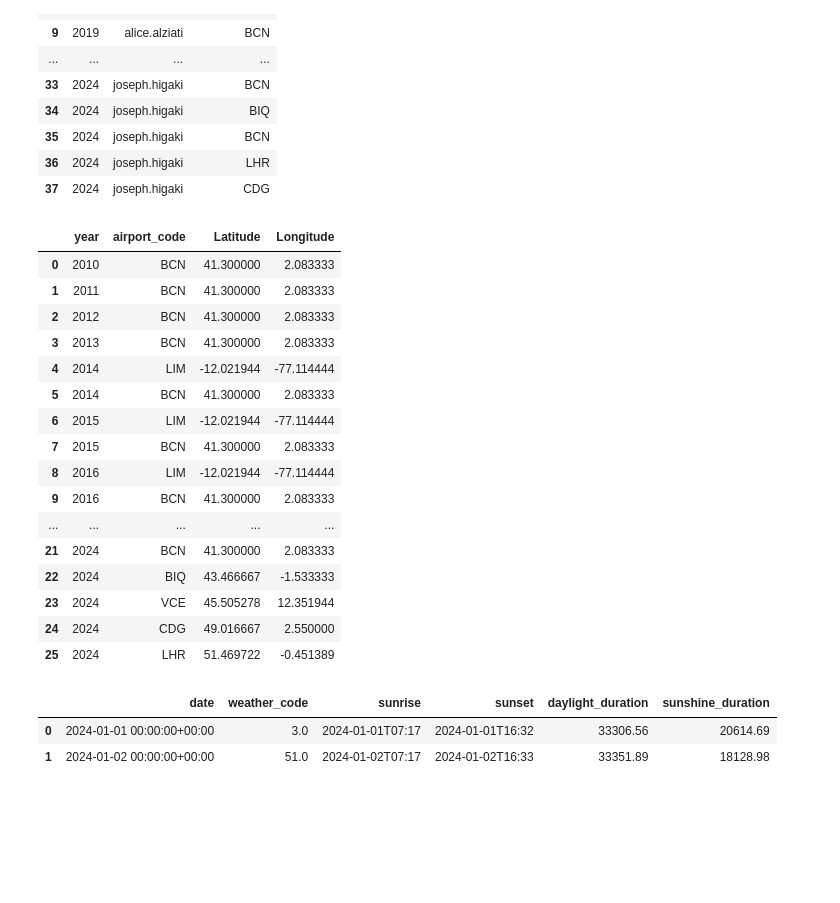
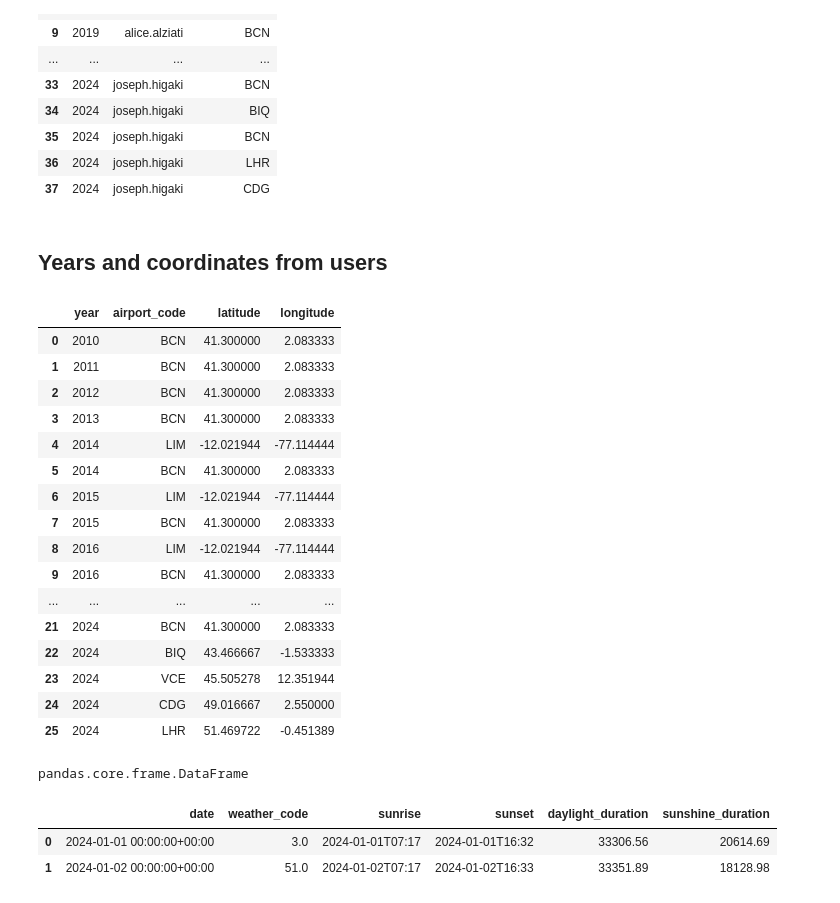
Before and after one commit to joseph-higaki/spotify_insights, a Jupyter notebook: notebooks/eda_weather.ipynb, the cells around one changed output. Drawn from its saved outputs; the diff is of its cells as text; code cells hidden in the pictures; blank space fills up the shorter version.

```diff
--- a/notebooks/eda_weather.ipynb
+++ b/notebooks/eda_weather.ipynb
@@ -97,43 +98,45 @@ df
 | 35 | 2024 | joseph.higaki | BCN |
 | 36 | 2024 | joseph.higaki | LHR |
 | 37 | 2024 | joseph.higaki | CDG |
+# %% [markdown]
+## Years and coordinates from users
 # %%
 query = """
     with recursive user_location_min_max as (
         select
             extract('year' FROM min(start_at))  as min_year,
             extract('year' FROM max(end_at))  as max_year
         from user_location
     ),
     years_list as (
         select min_year as year
         from user_location_min_max
         union all
         select year + 1
         from years_list
         join user_location_min_max on year < max_year
     ),
     years_code as (
         select distinct y.year, u.airport_code
         from years_list y
         join user_location u
             on y.year between
                 extract('year' FROM u.start_at)
                 and extract('year' FROM u.end_at)
     ),
     years_coordinates as (
         select yc.year, yc.airport_code, a.Latitude, a.Longitude
         from years_code yc
         join airport_location a on a.airport_code = yc.airport_code
     )
-    select *
+    select year, airport_code, Latitude as latitude, Longitude as longitude
     from years_coordinates
     order by year, Latitude
     """
-df = con.execute(query).fetchdf()
-df
+years_coordinates = con.execute(query).fetchdf()
+years_coordinates
 # %% [output]
-|  | year | airport_code | Latitude | Longitude |
+|  | year | airport_code | latitude | longitude |
 | 0 | 2010 | BCN | 41.300000 | 2.083333 |
 | 1 | 2011 | BCN | 41.300000 | 2.083333 |
 | 2 | 2012 | BCN | 41.300000 | 2.083333 |
@@ -150,6 +153,10 @@ df
 | 23 | 2024 | VCE | 45.505278 | 12.351944 |
 | 24 | 2024 | CDG | 49.016667 | 2.550000 |
 | 25 | 2024 | LHR | 51.469722 | -0.451389 |
+# %%
+type(years_coordinates)
+# %% [output]
+pandas.core.frame.DataFrame
 # %%
 year = '2024'
 latitude = 41.300000
```
Also changed, not shown: parts of 10 cells of this notebook, 7 other files.
